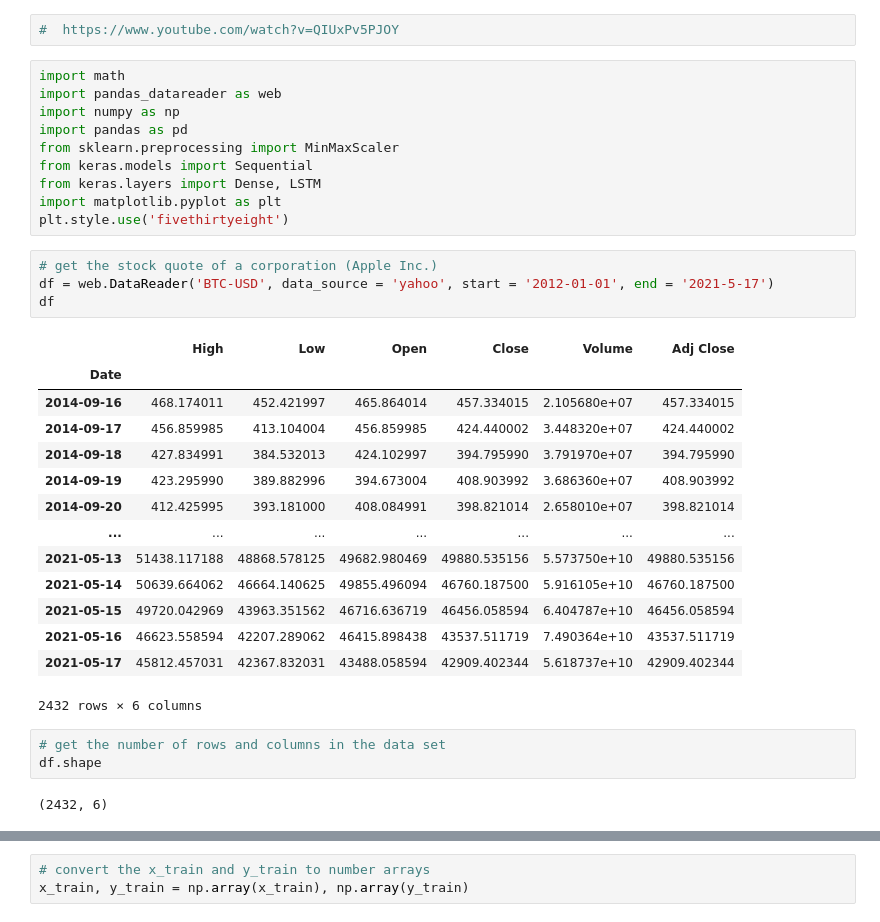
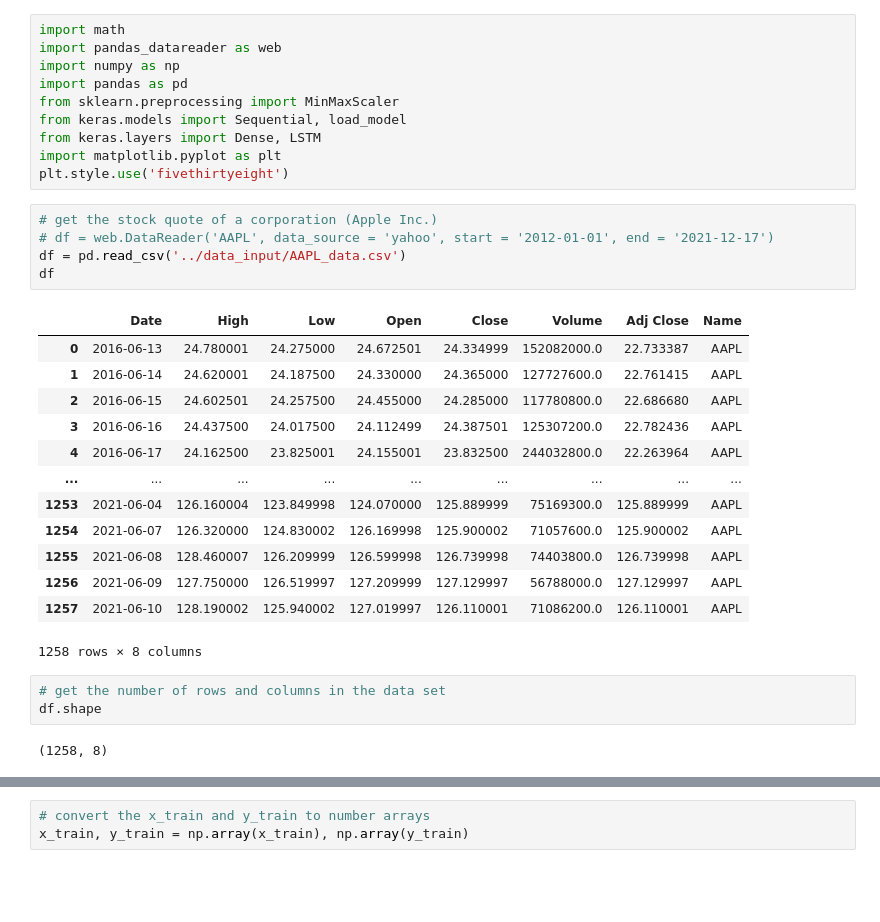
Before and after one commit to conganhhcmus/stock-predict, a Jupyter notebook: predict/LSTM.ipynb, the cells around one changed output, grey strips where cells are left out. Drawn from its saved outputs; the diff is of its cells as text; blank space fills up the shorter version.

```diff
--- a/predict/LSTM.ipynb
+++ b/predict/LSTM.ipynb
@@ -1,39 +1,37 @@
-# %%
-#  https://www.youtube.com/watch?v=QIUxPv5PJOY
 # %%
 import math
 import pandas_datareader as web
 import numpy as np
 import pandas as pd
 from sklearn.preprocessing import MinMaxScaler
-from keras.models import Sequential
+from keras.models import Sequential, load_model
 from keras.layers import Dense, LSTM
 import matplotlib.pyplot as plt
 plt.style.use('fivethirtyeight')
 # %%
 # get the stock quote of a corporation (Apple Inc.)
-df = web.DataReader('BTC-USD', data_source = 'yahoo', start = '2012-01-01', end = '2021-5-17')
+# df = web.DataReader('AAPL', data_source = 'yahoo', start = '2012-01-01', end = '2021-12-17')
+df = pd.read_csv('../data_input/AAPL_data.csv')
 df
 # %% [output]
-|  | High | Low | Open | Close | Volume | Adj Close |
-| Date |  |  |  |  |  |  |
-| 2014-09-16 | 468.174011 | 452.421997 | 465.864014 | 457.334015 | 2.105680e+07 | 457.334015 |
-| 2014-09-17 | 456.859985 | 413.104004 | 456.859985 | 424.440002 | 3.448320e+07 | 424.440002 |
-| 2014-09-18 | 427.834991 | 384.532013 | 424.102997 | 394.795990 | 3.791970e+07 | 394.795990 |
-| 2014-09-19 | 423.295990 | 389.882996 | 394.673004 | 408.903992 | 3.686360e+07 | 408.903992 |
-| 2014-09-20 | 412.425995 | 393.181000 | 408.084991 | 398.821014 | 2.658010e+07 | 398.821014 |
-| ... | ... | ... | ... | ... | ... | ... |
-| 2021-05-13 | 51438.117188 | 48868.578125 | 49682.980469 | 49880.535156 | 5.573750e+10 | 49880.535156 |
-| 2021-05-14 | 50639.664062 | 46664.140625 | 49855.496094 | 46760.187500 | 5.916105e+10 | 46760.187500 |
-| 2021-05-15 | 49720.042969 | 43963.351562 | 46716.636719 | 46456.058594 | 6.404787e+10 | 46456.058594 |
-| 2021-05-16 | 46623.558594 | 42207.289062 | 46415.898438 | 43537.511719 | 7.490364e+10 | 43537.511719 |
-| 2021-05-17 | 45812.457031 | 42367.832031 | 43488.058594 | 42909.402344 | 5.618737e+10 | 42909.402344 |
+|  | Date | High | Low | Open | Close | Volume | Adj Close | Name |
+| 0 | 2016-06-13 | 24.780001 | 24.275000 | 24.672501 | 24.334999 | 152082000.0 | 22.733387 | AAPL |
+| 1 | 2016-06-14 | 24.620001 | 24.187500 | 24.330000 | 24.365000 | 127727600.0 | 22.761415 | AAPL |
+| 2 | 2016-06-15 | 24.602501 | 24.257500 | 24.455000 | 24.285000 | 117780800.0 | 22.686680 | AAPL |
+| 3 | 2016-06-16 | 24.437500 | 24.017500 | 24.112499 | 24.387501 | 125307200.0 | 22.782436 | AAPL |
+| 4 | 2016-06-17 | 24.162500 | 23.825001 | 24.155001 | 23.832500 | 244032800.0 | 22.263964 | AAPL |
+| ... | ... | ... | ... | ... | ... | ... | ... | ... |
+| 1253 | 2021-06-04 | 126.160004 | 123.849998 | 124.070000 | 125.889999 | 75169300.0 | 125.889999 | AAPL |
+| 1254 | 2021-06-07 | 126.320000 | 124.830002 | 126.169998 | 125.900002 | 71057600.0 | 125.900002 | AAPL |
+| 1255 | 2021-06-08 | 128.460007 | 126.209999 | 126.599998 | 126.739998 | 74403800.0 | 126.739998 | AAPL |
+| 1256 | 2021-06-09 | 127.750000 | 126.519997 | 127.209999 | 127.129997 | 56788000.0 | 127.129997 | AAPL |
+| 1257 | 2021-06-10 | 128.190002 | 125.940002 | 127.019997 | 126.110001 | 71086200.0 | 126.110001 | AAPL |
-2432 rows × 6 columns
+1258 rows × 8 columns
 # %%
 # get the number of rows and columns in the data set
 df.shape
 # %% [output]
-(2432, 6)
+(1258, 8)
 # %%
 # visualize the closing price history
 plt.figure(figsize=(16,8))
```
Also changed, not shown: parts of 12 cells of this notebook, 2 other files.
